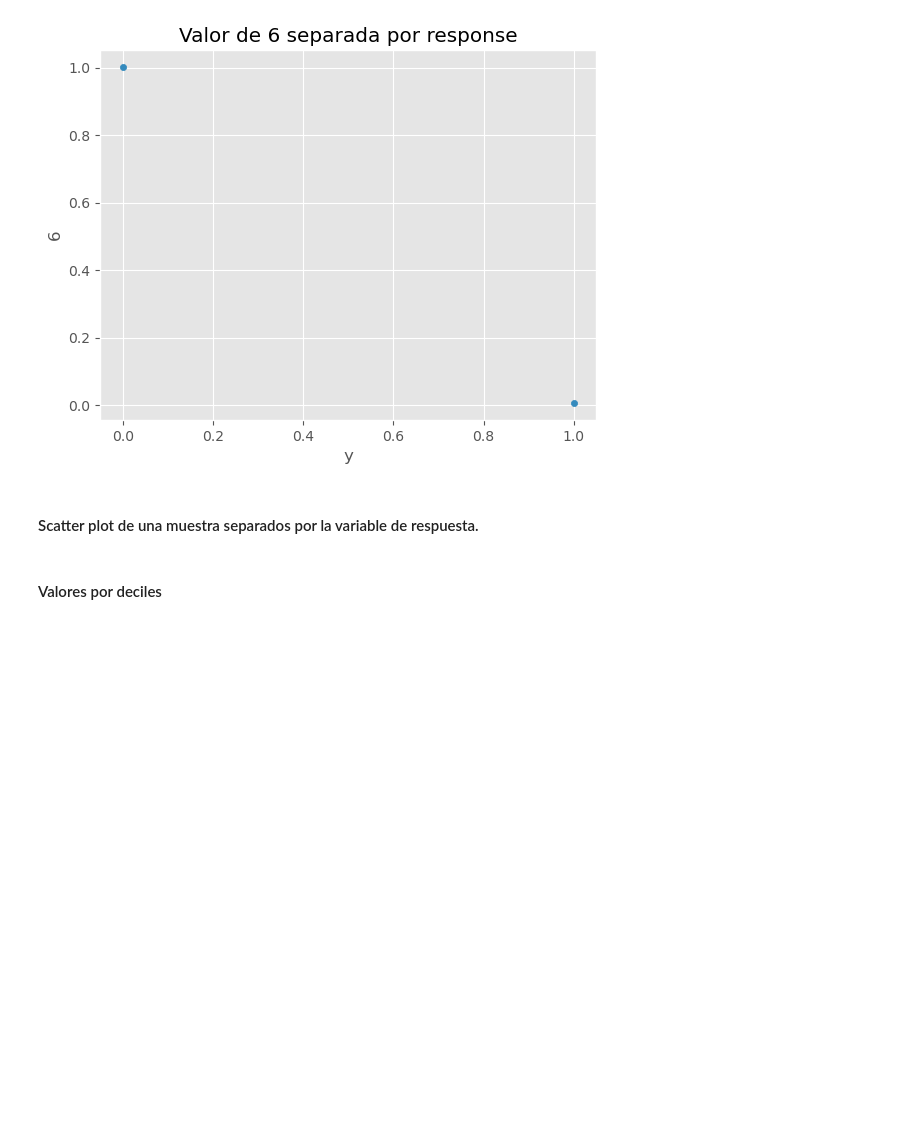
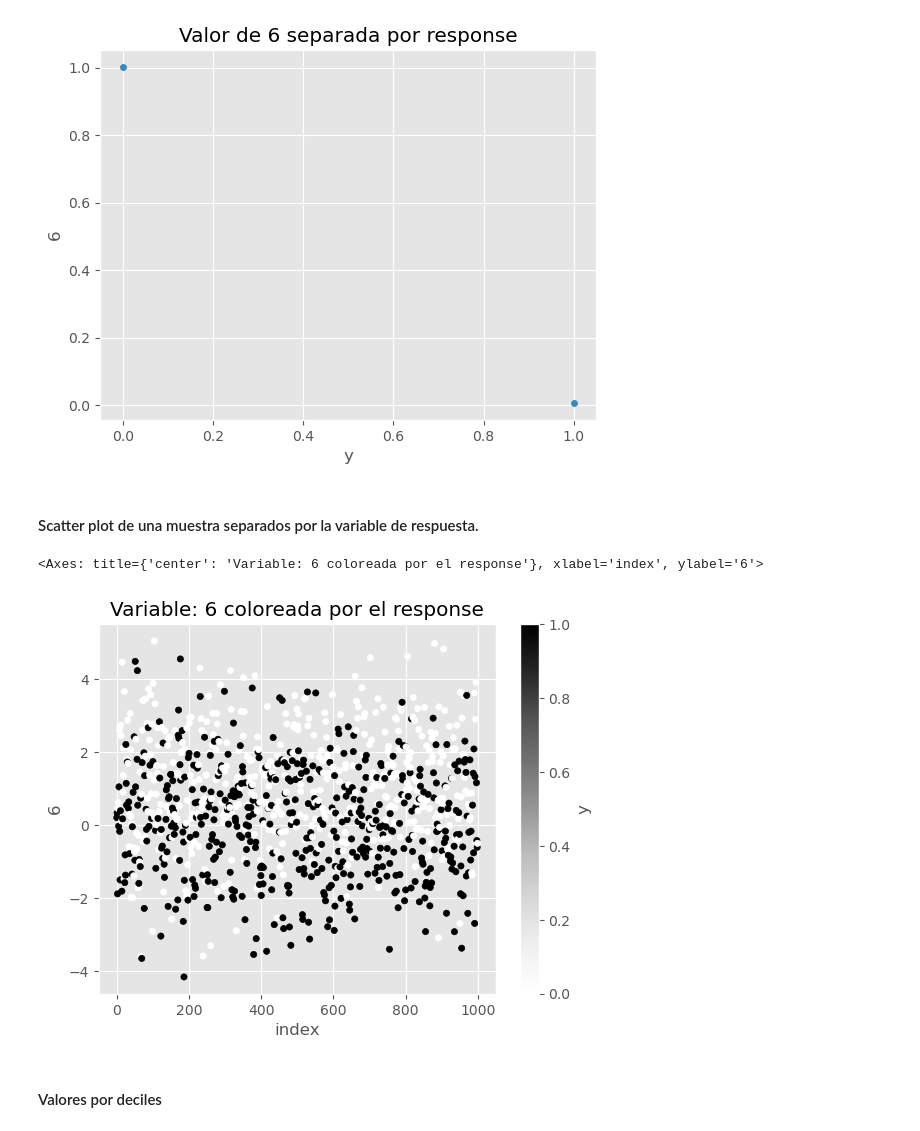
Before and after one commit to HectorH06/Data-Proc-Lab, a Jupyter notebook: Material/8,1_clase_012021.ipynb, the cells around one changed output. Saved outputs shown, nothing was run; the diff lists cells and outputs as text; code cells hidden in the pictures; blank space fills up the shorter version.

```diff
--- a/Material/8,1_clase_012021.ipynb
+++ b/Material/8,1_clase_012021.ipynb
@@ -496,5 +496,22 @@ grupo.reset_index().plot(
 [figure]
 # %% [markdown]
 #### Scatter plot de una muestra separados por la variable de respuesta.
+# %%
+sample = df.sample(1000, random_state=28)
+sample['index'] = range(len(sample))
+
+fig, ax = plt.subplots()
+
+sample.plot(
+    kind = 'scatter',
+    x = 'index',
+    y = variable,
+    c = 'y',
+    ax = ax,
+    title = f'Variable: {variable} coloreada por el response'
+)
+# %% [output]
+<Axes: title={'center': 'Variable: 6 coloreada por el response'}, xlabel='index', ylabel='6'>
+[figure, added]
 # %% [markdown]
 #### Valores por deciles
```
Also changed, not shown: parts of 2 cells of this notebook, 2 other files.
